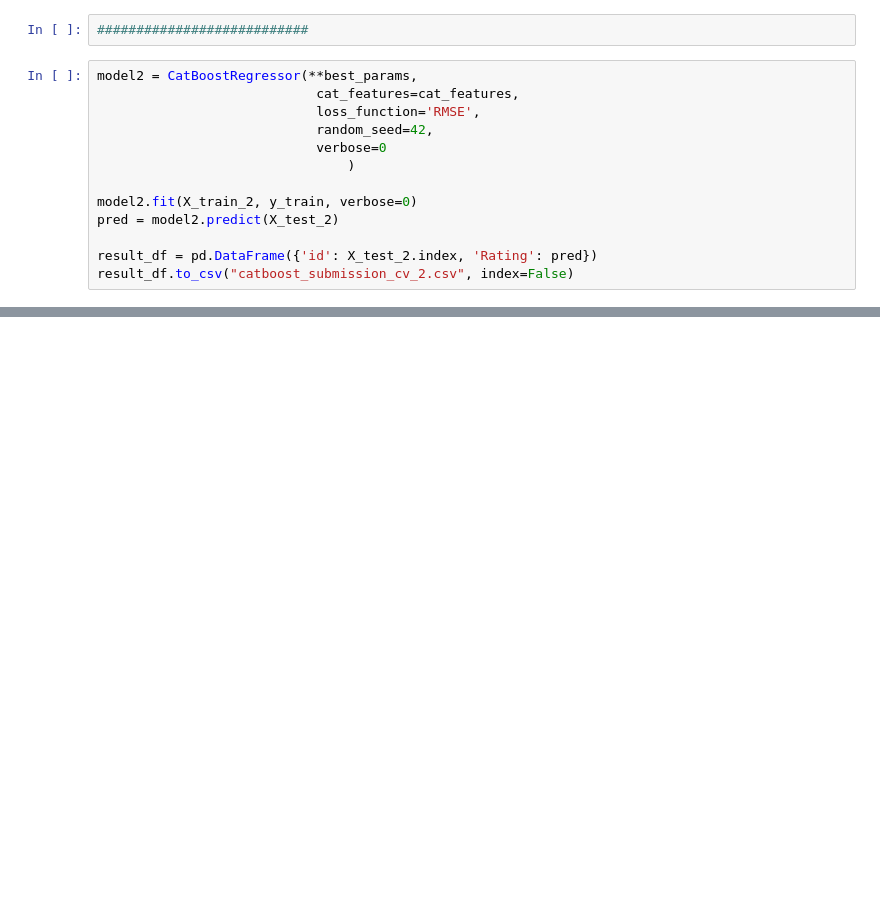
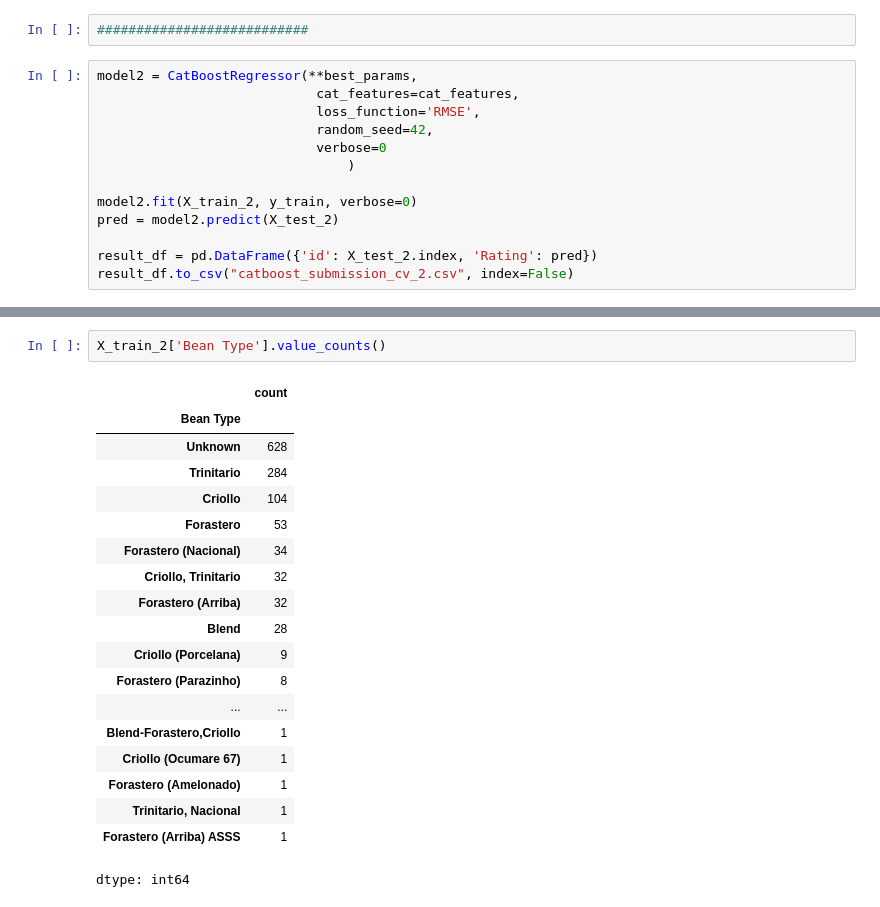
Before and after one commit to PolyakovMA/chocolate-review, a Jupyter notebook: Chocolate_reviews.ipynb, the cells around one changed output, grey strips where cells are left out. Cells and saved outputs as stored; diff of their text form; blank space fills up the shorter version.

```diff
--- a/Chocolate_reviews.ipynb
+++ b/Chocolate_reviews.ipynb
@@ -761,0 +811,22 @@ result_df.to_csv("catboost_submission_2.csv", index=False)
+# %%
+X_train_2['Bean Type'].value_counts()
+# %% [output]
+|  | count |
+| Bean Type |  |
+| Unknown | 628 |
+| Trinitario | 284 |
+| Criollo | 104 |
+| Forastero | 53 |
+| Forastero (Nacional) | 34 |
+| Criollo, Trinitario | 32 |
+| Forastero (Arriba) | 32 |
+| Blend | 28 |
+| Criollo (Porcelana) | 9 |
+| Forastero (Parazinho) | 8 |
+| ... | ... |
+| Blend-Forastero,Criollo | 1 |
+| Criollo (Ocumare 67) | 1 |
+| Forastero (Amelonado) | 1 |
+| Trinitario, Nacional | 1 |
+| Forastero (Arriba) ASSS | 1 |
+dtype: int64
```
Also changed, not shown: parts of 47 cells of this notebook.
